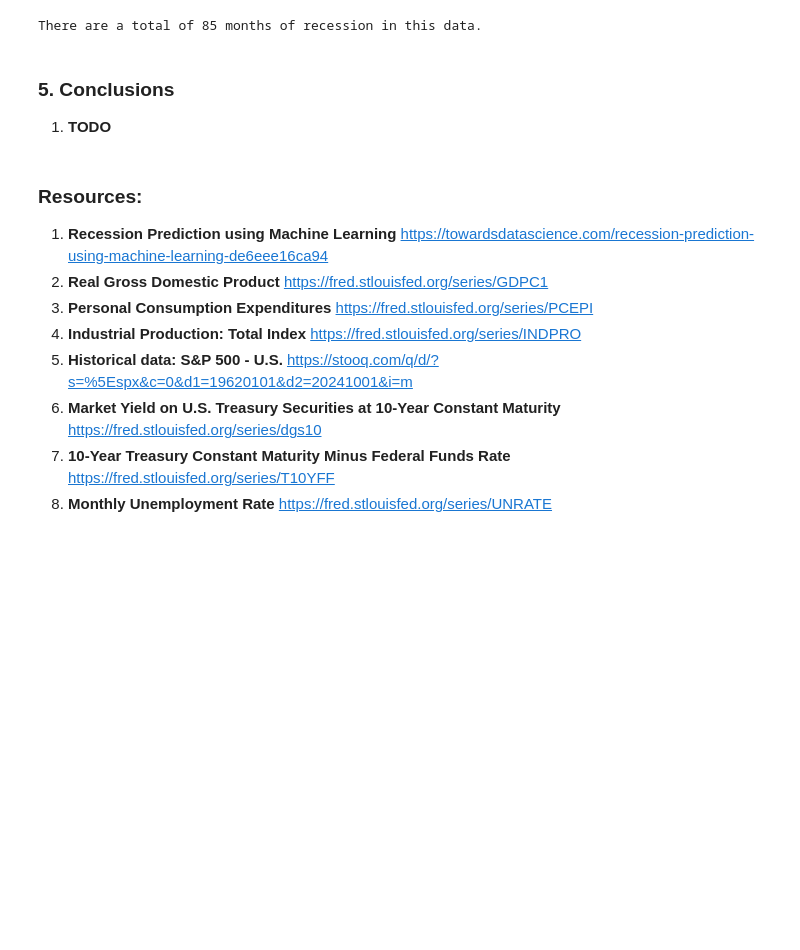
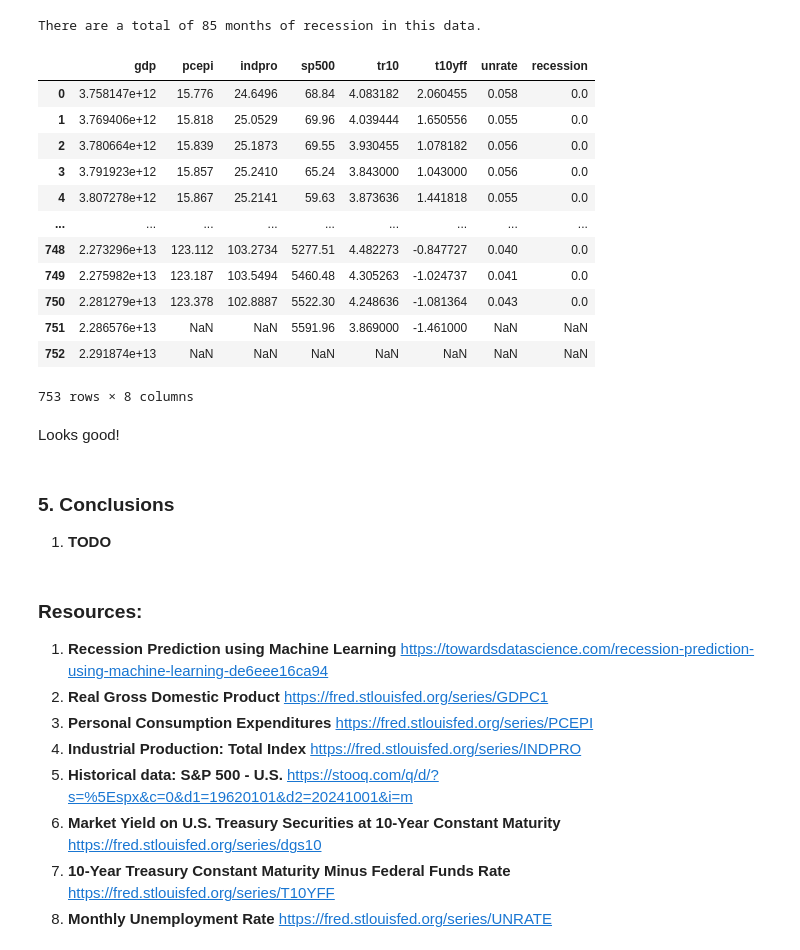
Before and after one commit to Engineer194/Analysis-of-the-US-Economy---Part-2, a Jupyter notebook: Macroeconomic Analysis of the US Economy - Part 2-v.1.ipynb, the cells around one changed output. Cells and saved outputs as stored; diff of their text form; code cells hidden in the pictures; blank space fills up the shorter version.

```diff
--- a/Macroeconomic Analysis of the US Economy - Part 2-v.1.ipynb
+++ b/Macroeconomic Analysis of the US Economy - Part 2-v.1.ipynb
@@ -626,6 +627,46 @@ px.line(recession, x= recession.date, y='recession')
 print("There are a total of {} months of recession in this data.".format(recession["recession"].sum()))
 # %% [output]
 There are a total of 85 months of recession in this data.
+# %%
+# Create a new empty table.
+collected_data = pd.DataFrame(columns=[
+    'gdp', # Real Gross Domestic Product
+    'pcepi', # Personal Consumption Expenditures
+    'indpro', # Industrial Production Index
+    'sp500', # S&P 500 Index
+    'tr10', # 10 year Treasury Bond
+    't10yff', # Slope of the yield curve
+    'unrate', #
+    'recession' # Recession Indicators
+])
+# Add data to the columns.
+collected_data['gdp'] = interpolated_gdp['gdp']
+collected_data['pcepi'] = pcepi['pcepi']
+collected_data['indpro'] = indpro['indpro']
+collected_data['sp500'] = sp500['sp500']
+collected_data['tr10'] = tr10['tr10']
+collected_data['t10yff'] = t10yff['t10yff']
+collected_data['unrate'] = unrate['unrate']
+collected_data['recession'] = recession['recession']
+
+collected_data
+# _______ DataFrame (DF) with all data! _______
+# %% [output]
+|  | gdp | pcepi | indpro | sp500 | tr10 | t10yff | unrate | recession |
+| 0 | 3.758147e+12 | 15.776 | 24.6496 | 68.84 | 4.083182 | 2.060455 | 0.058 | 0.0 |
+| 1 | 3.769406e+12 | 15.818 | 25.0529 | 69.96 | 4.039444 | 1.650556 | 0.055 | 0.0 |
+| 2 | 3.780664e+12 | 15.839 | 25.1873 | 69.55 | 3.930455 | 1.078182 | 0.056 | 0.0 |
+| 3 | 3.791923e+12 | 15.857 | 25.2410 | 65.24 | 3.843000 | 1.043000 | 0.056 | 0.0 |
+| 4 | 3.807278e+12 | 15.867 | 25.2141 | 59.63 | 3.873636 | 1.441818 | 0.055 | 0.0 |
+| ... | ... | ... | ... | ... | ... | ... | ... | ... |
+| 748 | 2.273296e+13 | 123.112 | 103.2734 | 5277.51 | 4.482273 | -0.847727 | 0.040 | 0.0 |
+| 749 | 2.275982e+13 | 123.187 | 103.5494 | 5460.48 | 4.305263 | -1.024737 | 0.041 | 0.0 |
+| 750 | 2.281279e+13 | 123.378 | 102.8887 | 5522.30 | 4.248636 | -1.081364 | 0.043 | 0.0 |
+| 751 | 2.286576e+13 | NaN | NaN | 5591.96 | 3.869000 | -1.461000 | NaN | NaN |
+| 752 | 2.291874e+13 | NaN | NaN | NaN | NaN | NaN | NaN | NaN |
+753 rows × 8 columns
+# %% [markdown]
+Looks good!
 # %% [markdown]
 ### 5. **Conclusions**
 
```
Also changed, not shown: parts of 5 cells of this notebook.
